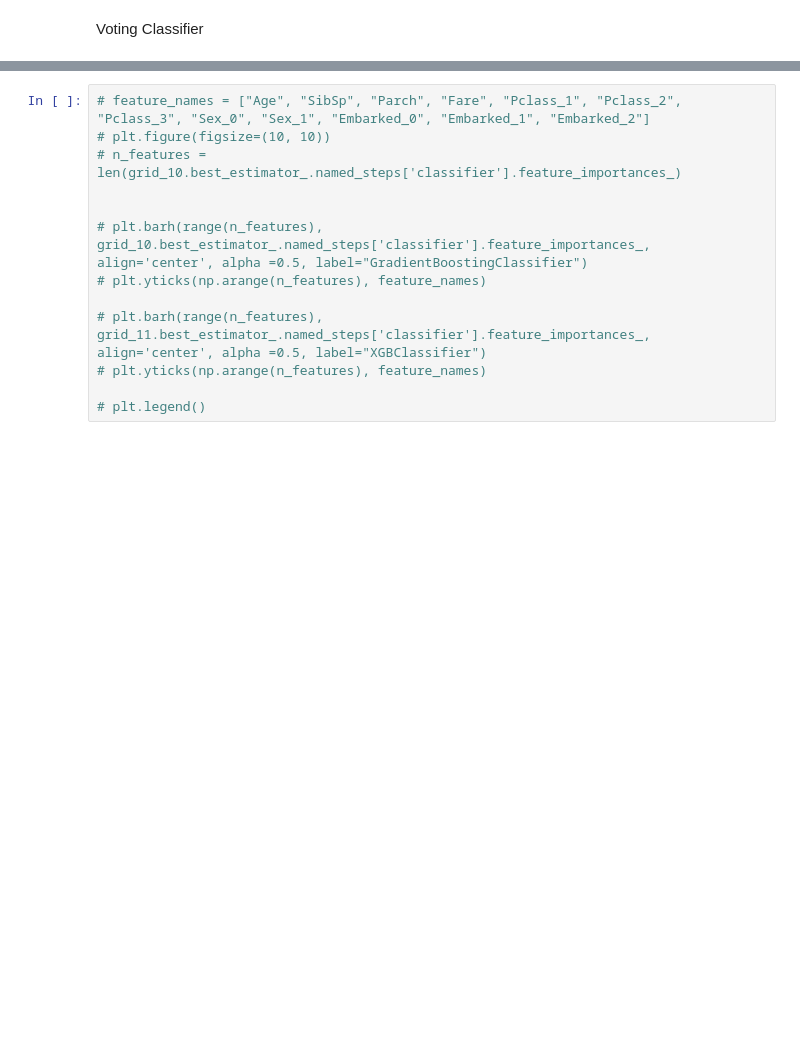
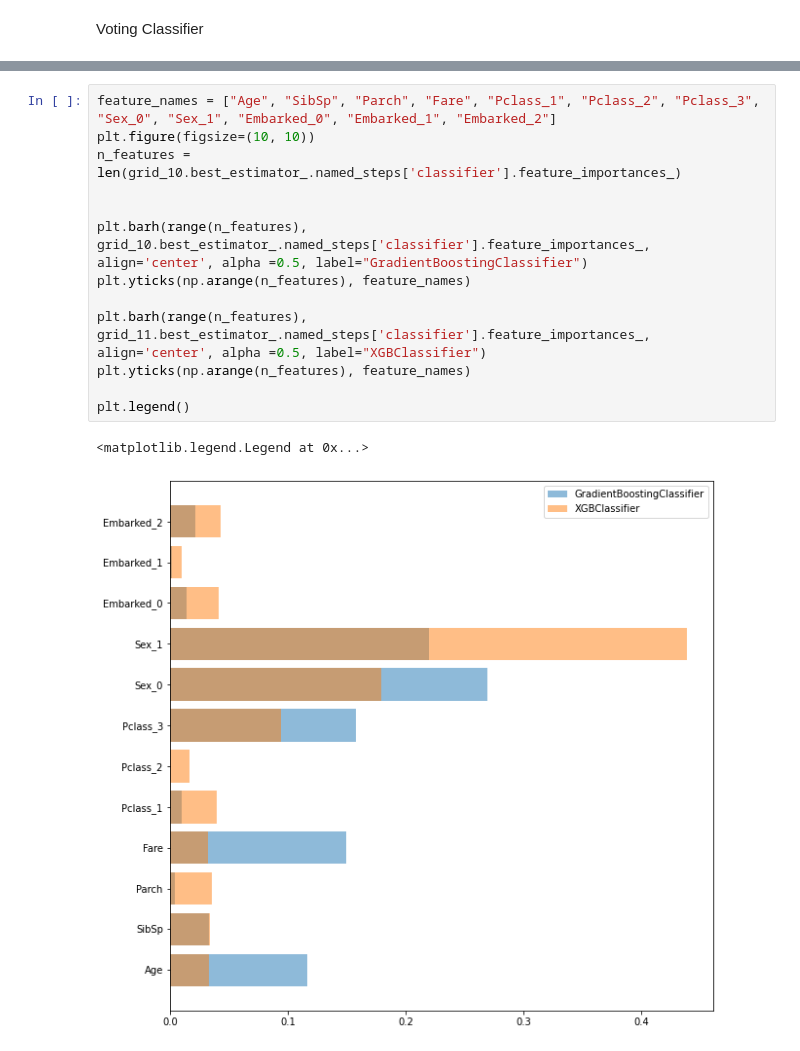
Before and after one commit to Mieczmik/titanic-kaggle-competition, a Jupyter notebook: titanic.ipynb, the cells around one changed output, grey strips where cells are left out. Drawn from its saved outputs; the diff is of its cells as text; blank space fills up the shorter version.

```diff
--- a/titanic.ipynb
+++ b/titanic.ipynb
@@ -681,16 +657,19 @@ XGBClassifier
 # %%
-# feature_names = ["Age", "SibSp", "Parch", "Fare", "Pclass_1", "Pclass_2", "Pclass_3", "Sex_0", "Sex_1", "Embarked_0", "Embarked_1", "Embarked_2"]
-# plt.figure(figsize=(10, 10))
-# n_features = len(grid_10.best_estimator_.named_steps['classifier'].feature_importances_)
+feature_names = ["Age", "SibSp", "Parch", "Fare", "Pclass_1", "Pclass_2", "Pclass_3", "Sex_0", "Sex_1", "Embarked_0", "Embarked_1", "Embarked_2"]
+plt.figure(figsize=(10, 10))
+n_features = len(grid_10.best_estimator_.named_steps['classifier'].feature_importances_)
 
 
-# plt.barh(range(n_features), grid_10.best_estimator_.named_steps['classifier'].feature_importances_, align='center', alpha =0.5, label="GradientBoostingClassifier")
-# plt.yticks(np.arange(n_features), feature_names)
+plt.barh(range(n_features), grid_10.best_estimator_.named_steps['classifier'].feature_importances_, align='center', alpha =0.5, label="GradientBoostingClassifier")
+plt.yticks(np.arange(n_features), feature_names)
 
-# plt.barh(range(n_features), grid_11.best_estimator_.named_steps['classifier'].feature_importances_, align='center', alpha =0.5, label="XGBClassifier")
-# plt.yticks(np.arange(n_features), feature_names)
+plt.barh(range(n_features), grid_11.best_estimator_.named_steps['classifier'].feature_importances_, align='center', alpha =0.5, label="XGBClassifier")
+plt.yticks(np.arange(n_features), feature_names)
 
-# plt.legend()
+plt.legend()
+# %% [output]
+<matplotlib.legend.Legend at 0x...>
+[figure, added]
 # %%
 df[df.accuracy_score == df.accuracy_score.max()]
 # %% [output]
```
Also changed, not shown: parts of 31 cells of this notebook, 1 other file.
